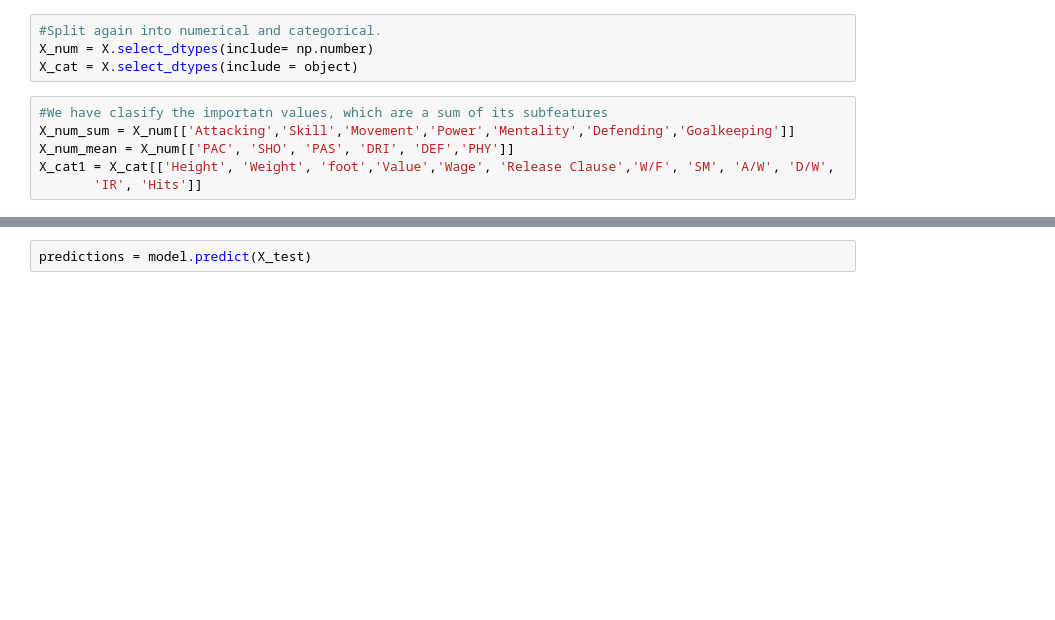
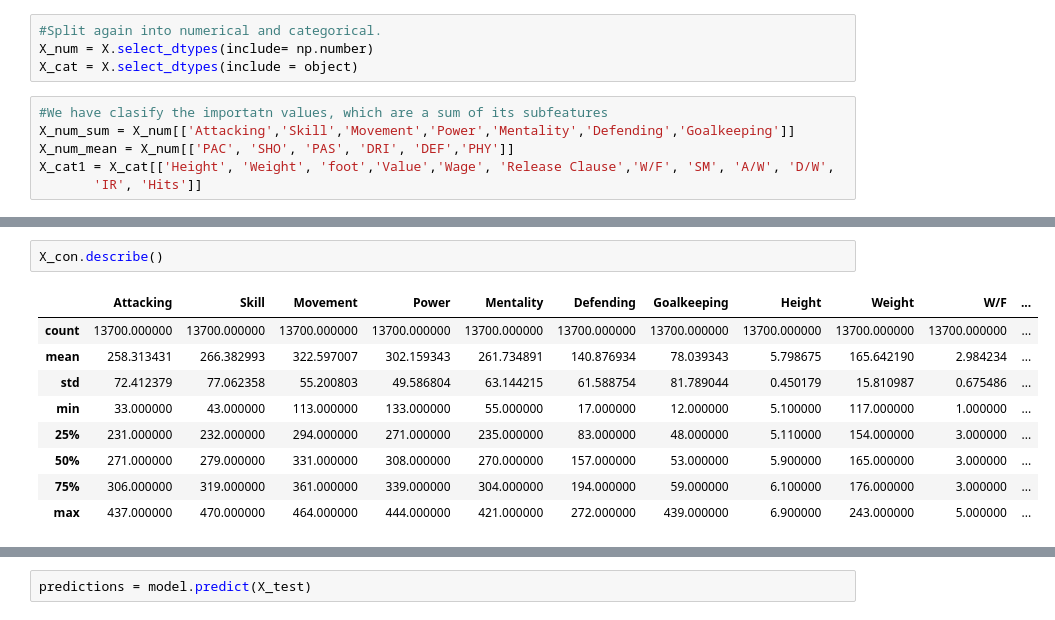
Before and after one commit to Imnlca/FIFA_21_PROJECT, a Jupyter notebook: FIFA_21.ipynb, the cells around one changed output, grey strips where cells are left out. Drawn from its saved outputs; the diff is of its cells as text; blank space fills up the shorter version.

```diff
--- a/FIFA_21.ipynb
+++ b/FIFA_21.ipynb
@@ -183,0 +205,12 @@ X_catcon.head()
+# %%
+X_con.describe()
+# %% [output]
+|  | Attacking | Skill | Movement | Power | Mentality | Defending | Goalkeeping | Height | Weight | W/F | ... |
+| count | 13700.000000 | 13700.000000 | 13700.000000 | 13700.000000 | 13700.000000 | 13700.000000 | 13700.000000 | 13700.000000 | 13700.000000 | 13700.000000 | ... |
+| mean | 258.313431 | 266.382993 | 322.597007 | 302.159343 | 261.734891 | 140.876934 | 78.039343 | 5.798675 | 165.642190 | 2.984234 | ... |
+| std | 72.412379 | 77.062358 | 55.200803 | 49.586804 | 63.144215 | 61.588754 | 81.789044 | 0.450179 | 15.810987 | 0.675486 | ... |
+| min | 33.000000 | 43.000000 | 113.000000 | 133.000000 | 55.000000 | 17.000000 | 12.000000 | 5.100000 | 117.000000 | 1.000000 | ... |
+| 25% | 231.000000 | 232.000000 | 294.000000 | 271.000000 | 235.000000 | 83.000000 | 48.000000 | 5.110000 | 154.000000 | 3.000000 | ... |
+| 50% | 271.000000 | 279.000000 | 331.000000 | 308.000000 | 270.000000 | 157.000000 | 53.000000 | 5.900000 | 165.000000 | 3.000000 | ... |
+| 75% | 306.000000 | 319.000000 | 361.000000 | 339.000000 | 304.000000 | 194.000000 | 59.000000 | 6.100000 | 176.000000 | 3.000000 | ... |
+| max | 437.000000 | 470.000000 | 464.000000 | 444.000000 | 421.000000 | 272.000000 | 439.000000 | 6.900000 | 243.000000 | 5.000000 | ... |
```
Also changed, not shown: parts of 25 cells of this notebook, 1 other file.
